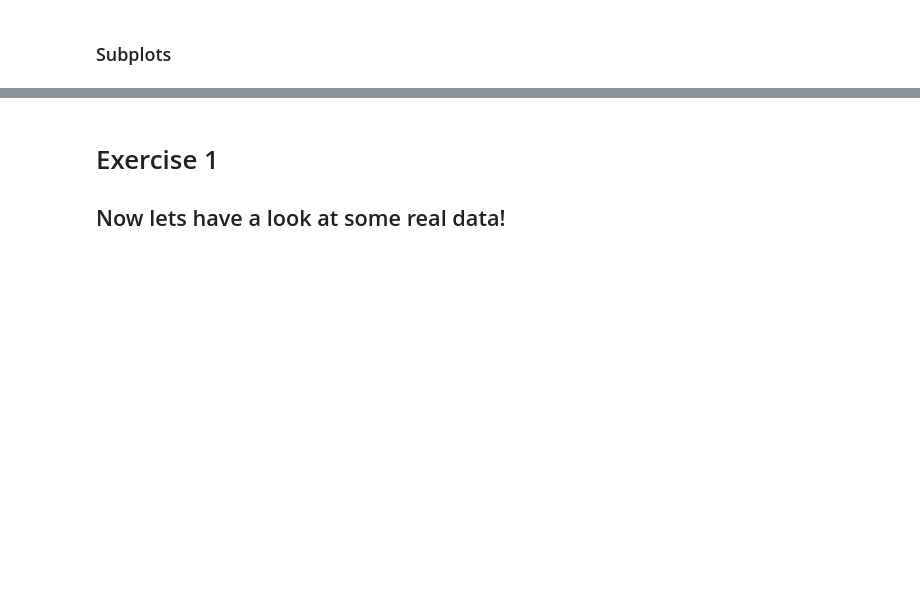
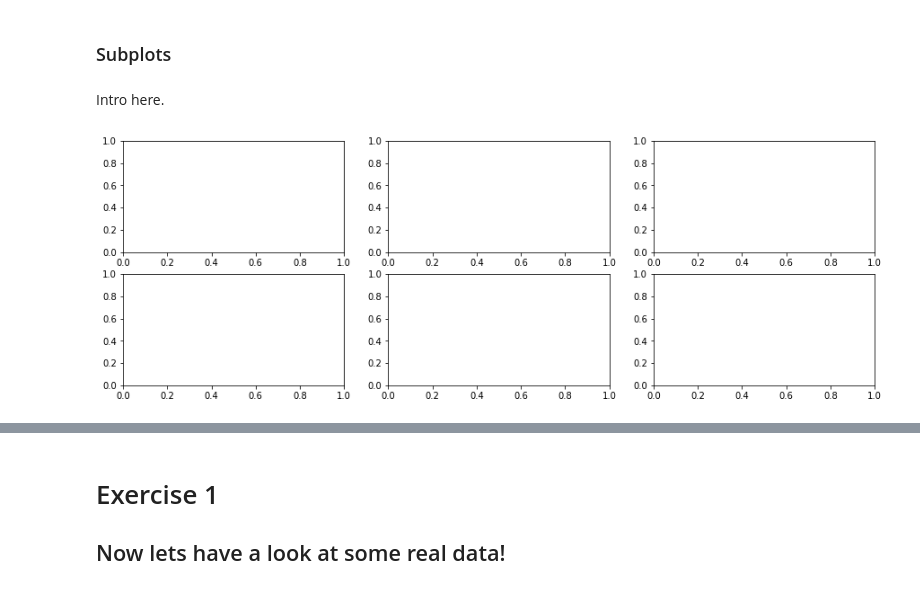
Before and after one commit to ueapy/pythoncourse2018-materials, a Jupyter notebook: notebooks/15-Matplotlib.ipynb, the cells around one changed output, grey strips where cells are left out. Saved outputs shown, nothing was run; the diff lists cells and outputs as text; code cells hidden in the pictures; blank space fills up the shorter version.

```diff
--- a/notebooks/15-Matplotlib.ipynb
+++ b/notebooks/15-Matplotlib.ipynb
@@ -166,3 +188,9 @@ axes.annotate(r'$2\cos(\frac{\pi}{4})=\sqrt{2}$', xy=(point, 2*np.cos(point)), x
 [figure]
 # %% [markdown]
 ### Subplots
+# %% [markdown]
+Intro here.
+# %%
+fig, axs = plt.subplots(nrows=2, ncols=3, figsize=(15,5))
+# %% [output]
+[figure, added]
```
Also changed, not shown: parts of 40 cells of this notebook.
